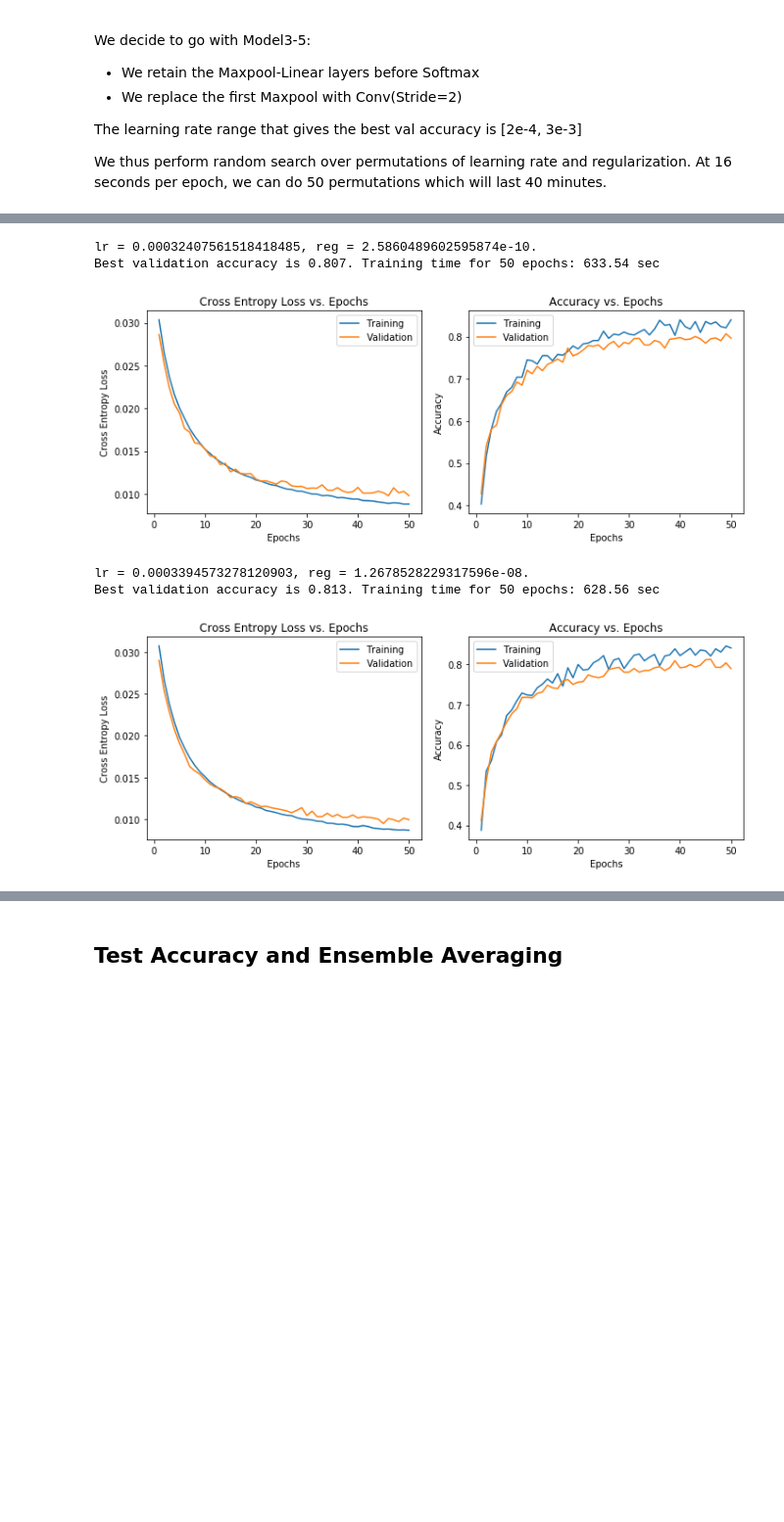
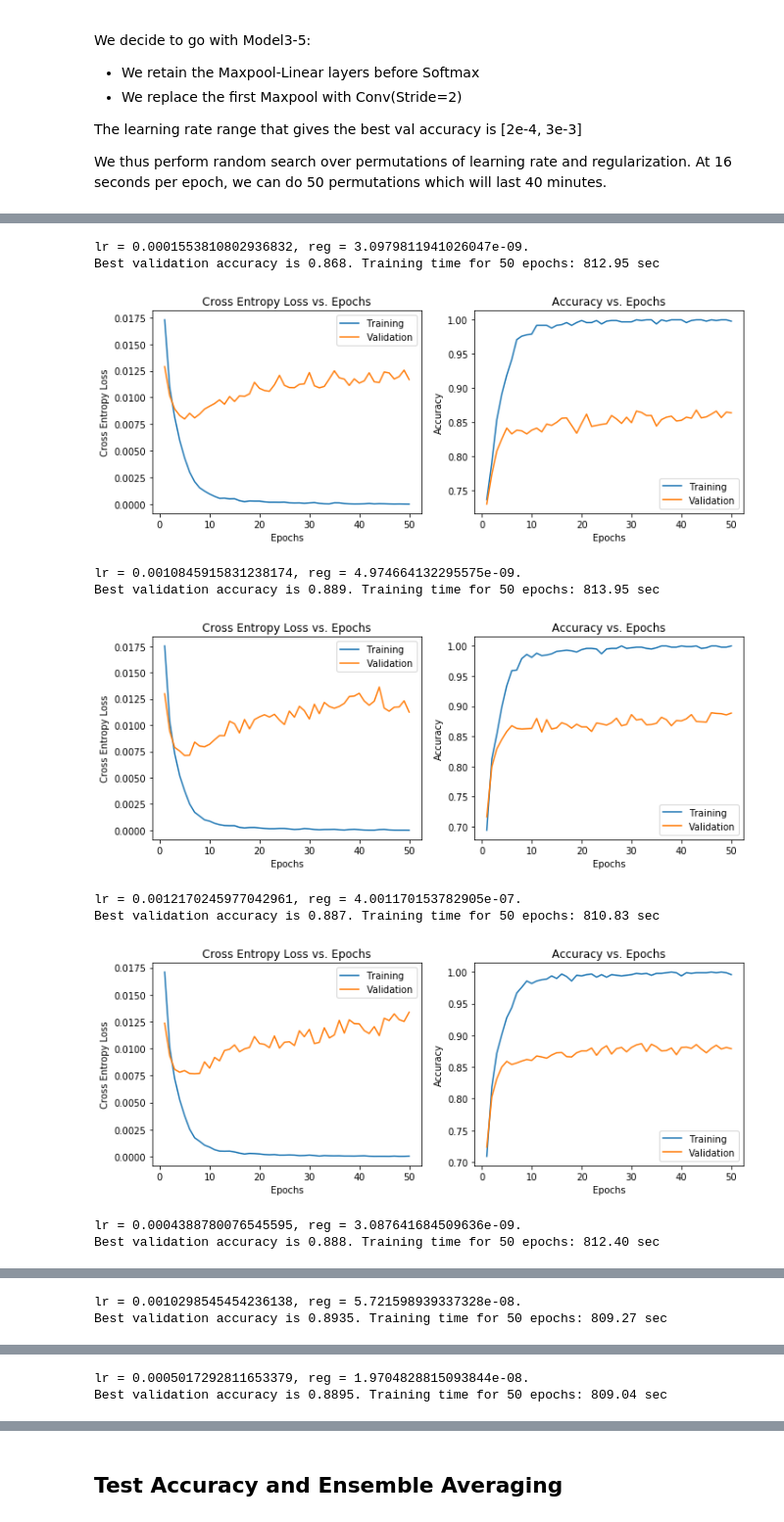
Before and after one commit to LUKELIEM/pytorch_tutorial, a Jupyter notebook: Simplicity.ipynb, the cells around one changed output, grey strips where cells are left out. Shown at 98% size. Cells and saved outputs as stored; diff of their text form; code cells hidden in the pictures; blank space fills up the shorter version.

Commit message:
Implemented 6 layer CNN removing a maxpool with conv(stride=2). Attained test accuracy 87.2% and ensemble test accuracy 90.2%

```diff
--- a/Simplicity.ipynb
+++ b/Simplicity.ipynb
@@ -187,8 +187,8 @@ def train_detailed(model, loss_fn, optimizer, filename, num_epochs = 10, verbose
     train_history = []   # this will store train accuracy, val accuracy and loss for every epoch
     best_val_acc = 0.0  # initialize best_val_acc
 
-    # scheduler = StepLR(optimizer, step_size=5, gamma=0.9)   # decay lr by 0.9 very 5 epochs
-    scheduler = StepLR(optimizer, step_size=1, gamma=0.95)   # decay lr by 0.95 every epoch
+    scheduler = StepLR(optimizer, step_size=5, gamma=0.9)   # decay lr by 0.9 very 5 epochs
+    # scheduler = StepLR(optimizer, step_size=1, gamma=0.95)   # decay lr by 0.95 every epoch
 
     for epoch in range(num_epochs):
 
@@ -1115,3 +1115,36 @@ We decide to go with Model3-5:
 The learning rate range that gives the best val accuracy is [2e-4, 3e-3]
 
 We thus perform random search over permutations of learning rate and regularization. At 16 seconds per epoch, we can do 50 permutations which will last 40 minutes.
+# %%
+epochs = 3
+
+generators = [generator_m35]
+
+for generator in generators:
+    print (generator())
+    stat = []
+
+    start = time.time()
+    max_count = 20
+    for count in range(max_count):
+        reg = 1e-10
+        lr = 10**random.uniform(-5,-2)
+
+        model = generator().type(gpu_dtype)
+
+        loss_fn = nn.CrossEntropyLoss().type(gpu_dtype)
+        optimizer = optim.Adam(model.parameters(), lr=lr, weight_decay=reg)
+        train_simple(model, loss_fn, optimizer, num_epochs=epochs)
+        val_acc = check_accuracy(model, loader_val)
+
+        print('lr = {:.5e}, reg = {:.5e}, validation accuracy is {:.8f}  '.format(lr, reg, val_acc))
+        stat.append([lr, reg, val_acc])
+
+    end = time.time()
+
+    print('Training time per epochs: {:.2f} sec'.format((end-start)/(epochs*max_count)))
+
+    sorted_stat = sorted(stat, key=lambda x: x[0], reverse=True)
+    print ("In descending order of learning rate:")
+    for lr, reg, val_acc in sorted_stat:
+        print('lr = {:.5e}, reg = {:.5e}, validation accuracy is {:.8f}  '.format(lr, reg, val_acc))
@@ -1124,7 +1200,7 @@ max_count = 50
 
 for count in range(max_count):
     reg = 10**random.uniform(-10,-3)
-    lr = 10**random.uniform(-4,-2.5)
+    lr = 10**random.uniform(-4,-2.3)
 
     model = generator_m35().type(gpu_dtype)
 
@@ -1260,10 +1313,10 @@ max_count = 60  # Run random
 for count in range(max_count):
 
     reg = 10**random.uniform(-10, -6)
-    lr = 10**random.uniform(-4,-2)
+    lr = 10**random.uniform(-4,-2.5)
 
     best_val_acc=0.0
-    model = generator().type(gpu_dtype)
+    model = generator_m35().type(gpu_dtype)
 
     loss_fn = nn.CrossEntropyLoss().type(gpu_dtype)
 
@@ -1282,36 +1335,41 @@ for count in range(max_count):
     print('Best validation accuracy is {0}. Training time for {1} epochs: {2:.2f} sec'.format(best_val_acc,
                                                                                               epochs, end-start))
 
     # Save everything so that we can easily retrieve the permutation and model parameters of the best
     # performing models
     stat.append([lr, reg, best_val_acc, file_name])
 
     # Plot out the accuracies and losses
     plt.figure(figsize=(10, 4))
 
     plt.subplot(1, 2, 1)
     plt.plot(list(range(1,len(np.array(results)[:,2])+1)), np.array(results)[:,2], label='Training')
     plt.plot(list(range(1,len(np.array(results)[:,3])+1)), np.array(results)[:,3], label='Validation')
     plt.title('Cross Entropy Loss vs. Epochs')
     plt.xlabel('Epochs')
     plt.ylabel('Cross Entropy Loss')
     plt.legend()
 
     plt.subplot(1, 2, 2)
     plt.plot(list(range(1,len(np.array(results)[:,0])+1)), np.array(results)[:,0], label='Training')
     plt.plot(list(range(1,len(np.array(results)[:,1])+1)), np.array(results)[:,1], label='Validation')
     plt.title('Accuracy vs. Epochs')
     plt.xlabel('Epochs')
     plt.ylabel('Accuracy')
     plt.legend()
     plt.tight_layout()
 
     #plt.savefig('sgd_model_plot_batch_norm_hidden_256x256.png')
     plt.show()
 # %% [output]
-lr = 0.00032407561518418485, reg = 2.5860489602595874e-10.
-Best validation accuracy is 0.807. Training time for 50 epochs: 633.54 sec
+lr = 0.0001553810802936832, reg = 3.0979811941026047e-09.
+Best validation accuracy is 0.868. Training time for 50 epochs: 812.95 sec
-[figure, old version]
+[figure, new version]
-lr = 0.0003394573278120903, reg = 1.2678528229317596e-08.
-Best validation accuracy is 0.813. Training time for 50 epochs: 628.56 sec
+lr = 0.0010845915831238174, reg = 4.974664132295575e-09.
+Best validation accuracy is 0.889. Training time for 50 epochs: 813.95 sec
-[figure, old version]
+[figure, new version]
+lr = 0.0012170245977042961, reg = 4.001170153782905e-07.
+Best validation accuracy is 0.887. Training time for 50 epochs: 810.83 sec
+[figure, added]
+lr = 0.0004388780076545595, reg = 3.087641684509636e-09.
+Best validation accuracy is 0.888. Training time for 50 epochs: 812.40 sec
@@ -1317,0 +1377,2 @@ Best validation accuracy is 0.813. Training time for 50 epochs: 628.56 sec
+lr = 0.0010298545454236138, reg = 5.721598939337328e-08.
+Best validation accuracy is 0.8935. Training time for 50 epochs: 809.27 sec
@@ -1317,0 +1380,2 @@ Best validation accuracy is 0.813. Training time for 50 epochs: 628.56 sec
+lr = 0.0005017292811653379, reg = 1.9704828815093844e-08.
+Best validation accuracy is 0.8895. Training time for 50 epochs: 809.04 sec
```
Also changed, not shown: parts of 15 cells of this notebook, 7 other files.
